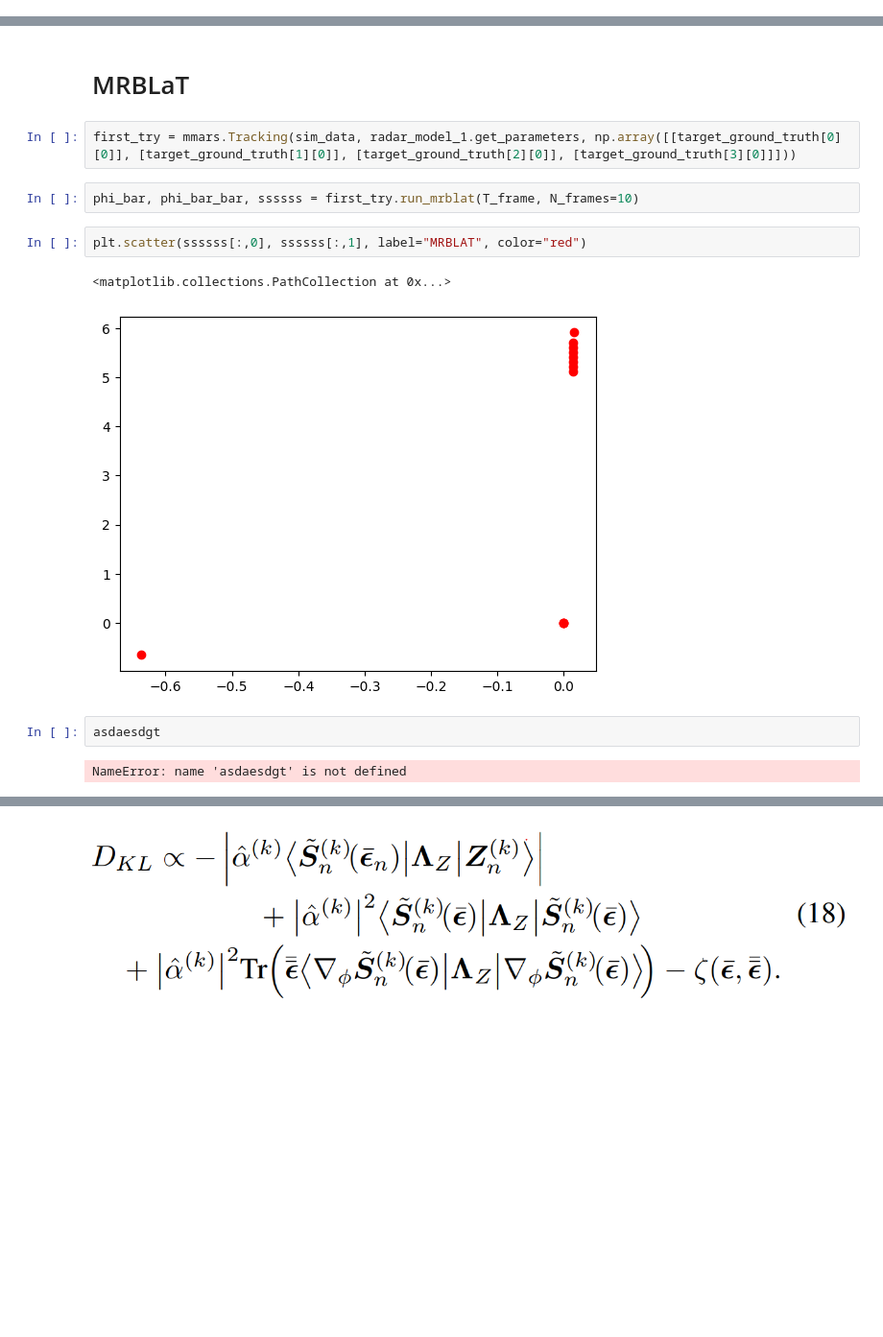
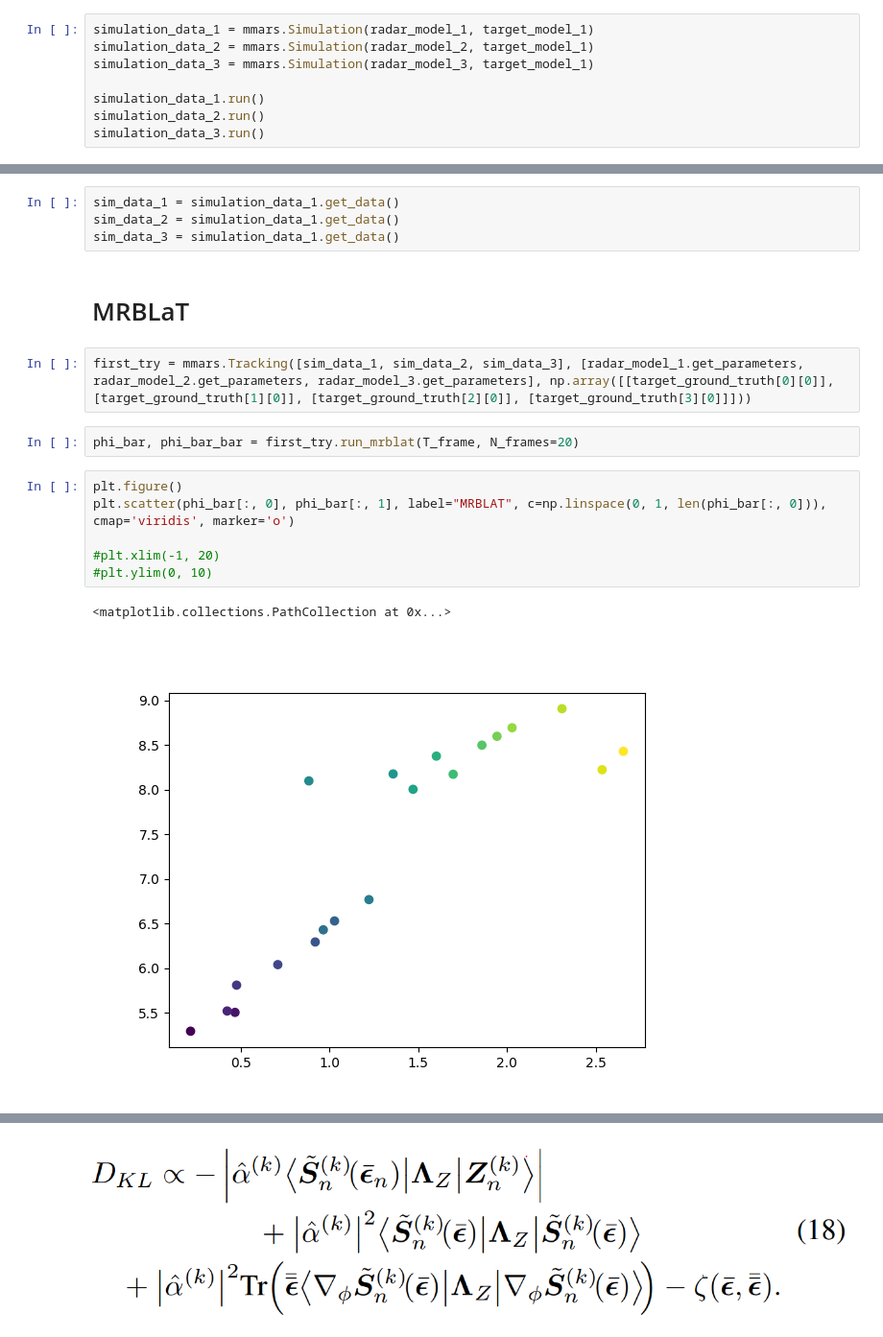
Before and after one commit to RHIMMELAND/MMARS, a Jupyter notebook: examples/MRBLaT_test.ipynb, the cells around one changed output, grey strips where cells are left out. Shown at 96% size. Cells and saved outputs as stored; diff of their text form; blank space fills up the shorter version.

```diff
--- a/examples/MRBLaT_test.ipynb
+++ b/examples/MRBLaT_test.ipynb
@@ -53,0 +48,8 @@ sim_data = simulation_data.get_data()
+# %%
+simulation_data_1 = mmars.Simulation(radar_model_1, target_model_1)
+simulation_data_2 = mmars.Simulation(radar_model_2, target_model_1)
+simulation_data_3 = mmars.Simulation(radar_model_3, target_model_1)
+
+simulation_data_1.run()
+simulation_data_2.run()
+simulation_data_3.run()
@@ -54,15 +60,19 @@ sim_data = simulation_data.get_data()
+# %%
+sim_data_1 = simulation_data_1.get_data()
+sim_data_2 = simulation_data_1.get_data()
+sim_data_3 = simulation_data_1.get_data()
 # %% [markdown]
 # MRBLaT
 # %%
-first_try = mmars.Tracking(sim_data, radar_model_1.get_parameters, np.array([[target_ground_truth[0][0]], [target_ground_truth[1][0]], [target_ground_truth[2][0]], [target_ground_truth[3][0]]]))
+first_try = mmars.Tracking([sim_data_1, sim_data_2, sim_data_3], [radar_model_1.get_parameters, radar_model_2.get_parameters, radar_model_3.get_parameters], np.array([[target_ground_truth[0][0]], [target_ground_truth[1][0]], [target_ground_truth[2][0]], [target_ground_truth[3][0]]]))
 # %%
-phi_bar, phi_bar_bar, ssssss = first_try.run_mrblat(T_frame, N_frames=10)
+phi_bar, phi_bar_bar = first_try.run_mrblat(T_frame, N_frames=20)
-# %%
-plt.scatter(ssssss[:,0], ssssss[:,1], label="MRBLAT", color="red")
-# %% [output]
-<matplotlib.collections.PathCollection at 0x...>
-[figure, removed]
-# %%
-asdaesdgt
-# %% [output]
-NameError: name 'asdaesdgt' is not defined
+# %%
+plt.figure()
+plt.scatter(phi_bar[:, 0], phi_bar[:, 1], label="MRBLAT", c=np.linspace(0, 1, len(phi_bar[:, 0])), cmap='viridis', marker='o')
+
+#plt.xlim(-1, 20)
+#plt.ylim(0, 10)
+# %% [output]
+<matplotlib.collections.PathCollection at 0x...>
+[figure, added]
```
Also changed, not shown: parts of 25 cells of this notebook.
